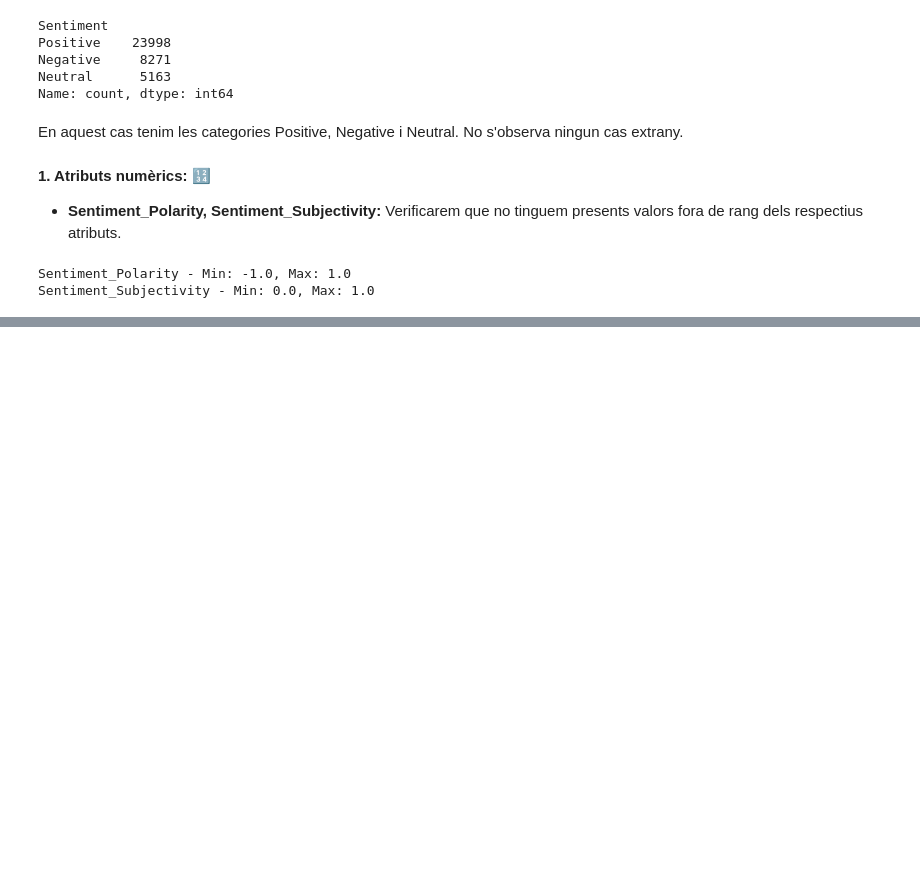
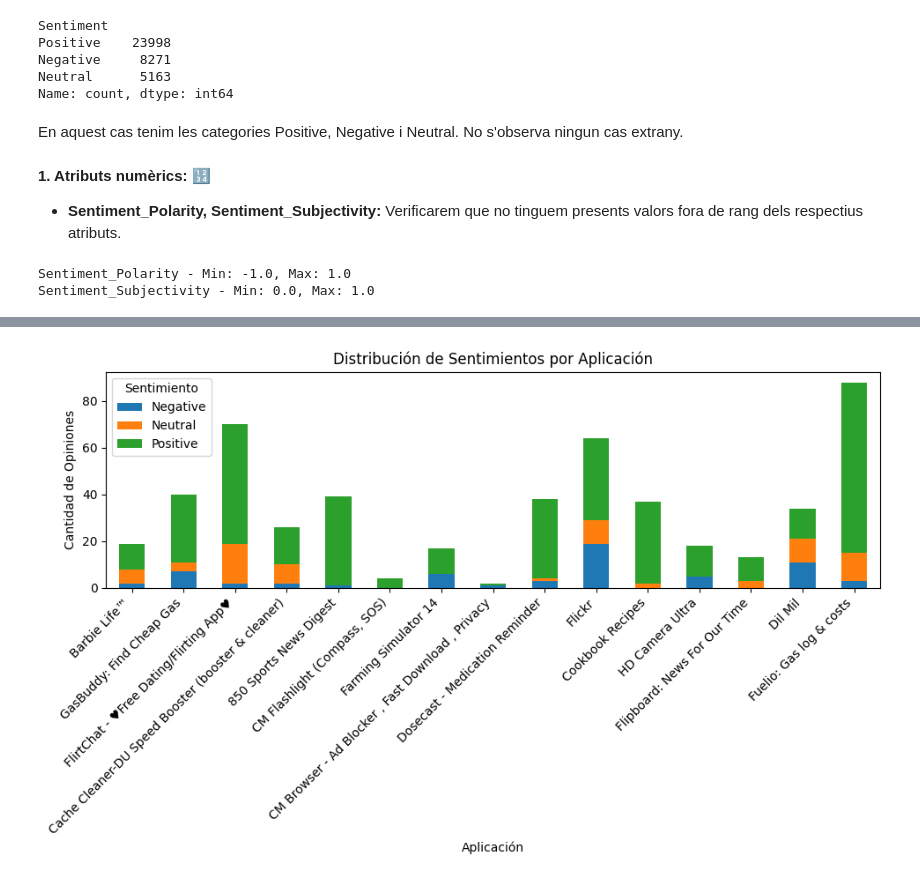
Before and after one commit to NIU1672001/Google-Play-Store-Apps, a Jupyter notebook: Google Play Store Apps.ipynb, the cells around one changed output, grey strips where cells are left out. Saved outputs shown, nothing was run; the diff lists cells and outputs as text; code cells hidden in the pictures; blank space fills up the shorter version.

```diff
--- a/Google Play Store Apps.ipynb
+++ b/Google Play Store Apps.ipynb
@@ -371,0 +417,15 @@ Podem comprovar pels dos atributs, que no ens apareix ningun valor fora del rang
+# %%
+grouped_reviews = reviews_data.groupby('App')['Sentiment'].value_counts().unstack(fill_value=0)
+
+random_apps = grouped_reviews.sample(n=15, random_state=42)
+random_apps.plot(kind='bar', stacked=True, figsize=(10, 6))
+
+plt.title('Distribución de Sentimientos por Aplicación')
+plt.xlabel('Aplicación')
+plt.ylabel('Cantidad de Opiniones')
+plt.xticks(rotation=45, ha='right')
+plt.legend(title='Sentimiento')
+plt.tight_layout()
+plt.show()
+# %% [output]
+[figure, added]
```
Also changed, not shown: parts of 18 cells of this notebook, 1 other file.
